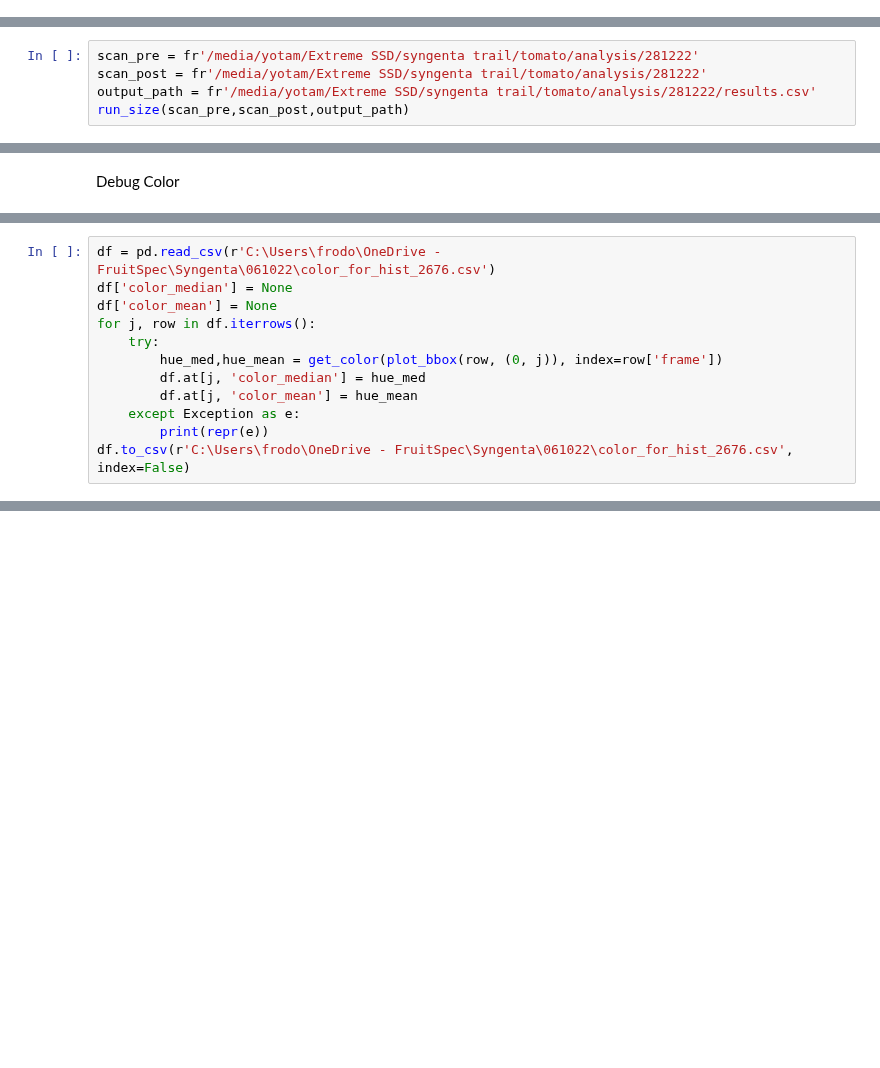
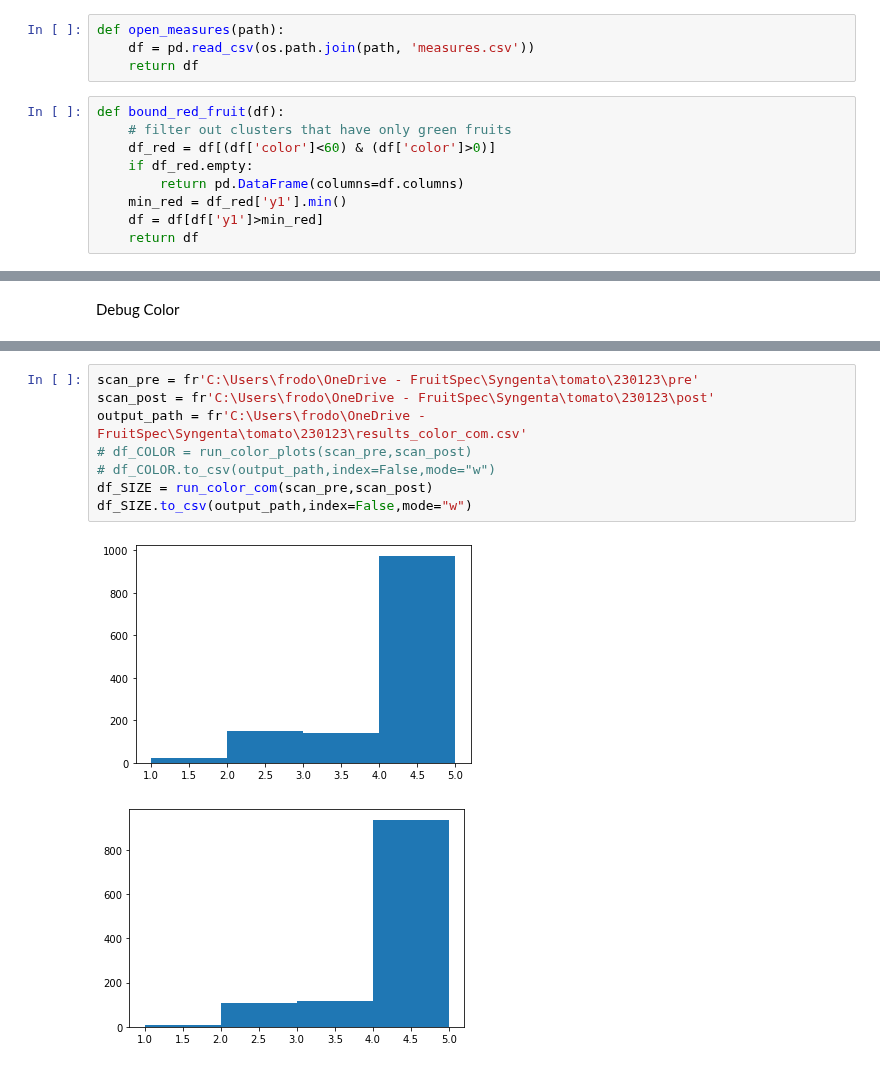
Before and after one commit to FruitSpec/fsCounter, a Jupyter notebook: vision/tools/jupyter_notebooks/tomato_analysis.ipynb, the cells around one changed output, grey strips where cells are left out. Drawn from its saved outputs; the diff is of its cells as text; blank space fills up the shorter version.

```diff
--- a/vision/tools/jupyter_notebooks/tomato_analysis.ipynb
+++ b/vision/tools/jupyter_notebooks/tomato_analysis.ipynb
@@ -64,2 +119,15 @@ def filter_logic(path, analysis='counter'):
+# %%
+def open_measures(path):
+    df = pd.read_csv(os.path.join(path, 'measures.csv'))
+    return df
+# %%
+def bound_red_fruit(df):
+    # filter out clusters that have only green fruits
+    df_red = df[(df['color']<60) & (df['color']>0)]
+    if df_red.empty:
+        return pd.DataFrame(columns=df.columns)
+    min_red = df_red['y1'].min()
+    df = df[df['y1']>min_red]
+    return df
 # %%
 def trackers_into_value(df_tree, df_res, analysis='counter'):
@@ -160,5 +381,0 @@ def run_size(scan_pre, scan_post, output):
-# %%
-scan_pre = fr'/media/yotam/Extreme SSD/syngenta trail/tomato/analysis/281222'
-scan_post = fr'/media/yotam/Extreme SSD/syngenta trail/tomato/analysis/281222'
-output_path = fr'/media/yotam/Extreme SSD/syngenta trail/tomato/analysis/281222/results.csv'
-run_size(scan_pre,scan_post,output_path)
@@ -189,12 +409,0 @@ def run_color():
-# %%
-df = pd.read_csv(r'C:\Users\frodo\OneDrive - FruitSpec\Syngenta\061022\color_for_hist_2676.csv')
-df['color_median'] = None
-df['color_mean'] = None
-for j, row in df.iterrows():
-    try:
-        hue_med,hue_mean = get_color(plot_bbox(row, (0, j)), index=row['frame'])
-        df.at[j, 'color_median'] = hue_med
-        df.at[j, 'color_mean'] = hue_mean
-    except Exception as e:
-        print(repr(e))
-df.to_csv(r'C:\Users\frodo\OneDrive - FruitSpec\Syngenta\061022\color_for_hist_2676.csv', index=False)
@@ -200,0 +489,11 @@ df.to_csv(r'C:\Users\frodo\OneDrive - FruitSpec\Syngenta\061022\color_for_hist_2
+# %%
+scan_pre = fr'C:\Users\frodo\OneDrive - FruitSpec\Syngenta\tomato\230123\pre'
+scan_post = fr'C:\Users\frodo\OneDrive - FruitSpec\Syngenta\tomato\230123\post'
+output_path = fr'C:\Users\frodo\OneDrive - FruitSpec\Syngenta\tomato\230123\results_color_com.csv'
+# df_COLOR = run_color_plots(scan_pre,scan_post)
+# df_COLOR.to_csv(output_path,index=False,mode="w")
+df_SIZE = run_color_com(scan_pre,scan_post)
+df_SIZE.to_csv(output_path,index=False,mode="w")
+# %% [output]
+[figure, added]
+[figure, added]
```
Also changed, not shown: parts of 31 cells of this notebook, 15 other files.
